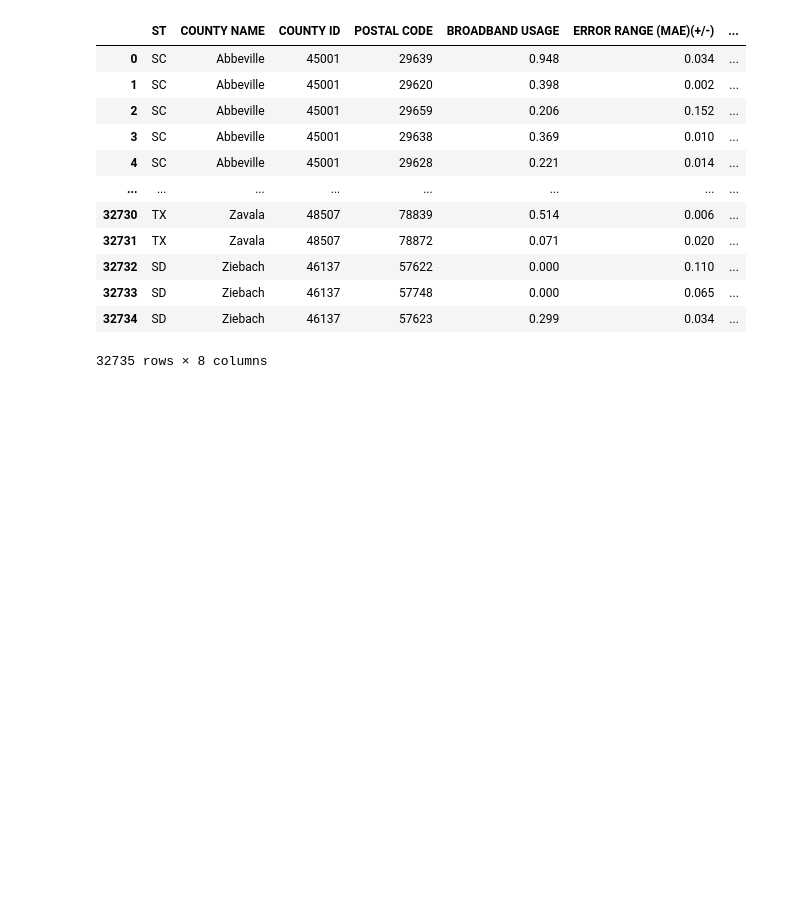
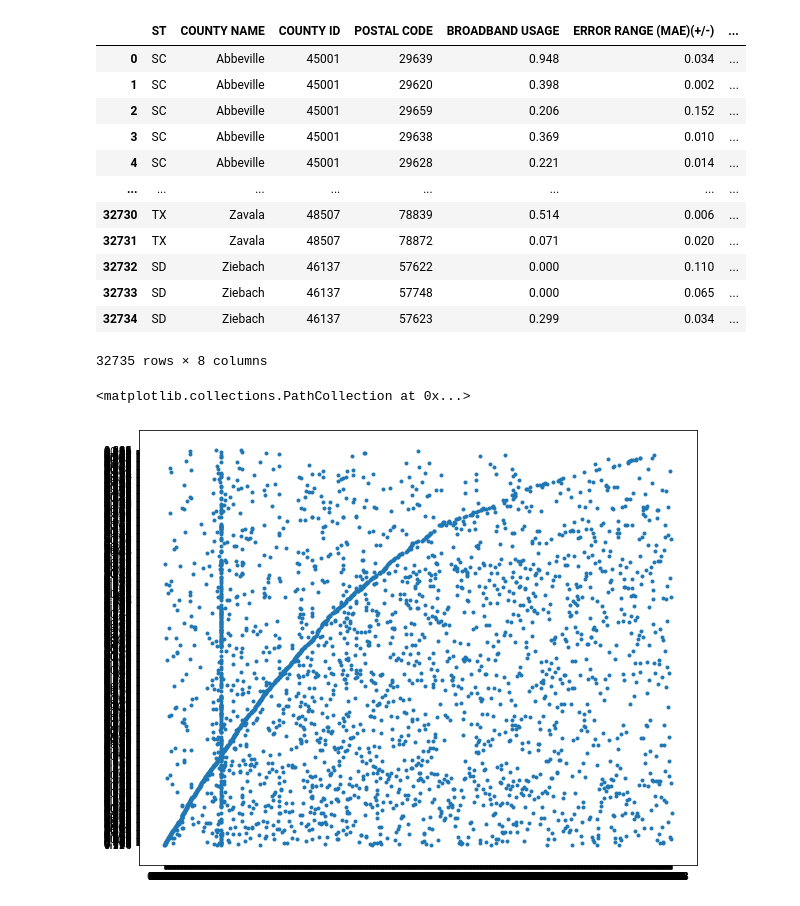
Before and after one commit to DragonGriffon2003/2021_DataSoup_DataFest, a Jupyter notebook: test.ipynb, the cells around one changed output. Drawn from its saved outputs; the diff is of its cells as text; code cells hidden in the pictures; blank space fills up the shorter version.

Commit message:
Graphed some broadband 2020 scatterplots

```diff
--- a/test.ipynb
+++ b/test.ipynb
@@ -52,3 +54,24 @@ brod_zip
 | 32733 | SD | Ziebach | 46137 | 57748 | 0.000 | 0.065 | ... |
 | 32734 | SD | Ziebach | 46137 | 57623 | 0.299 | 0.034 | ... |
 32735 rows × 8 columns
+# %%
+#Plot Broadband Availability per FCC on x, Broadband Usage on y
+
+'''
+Columns:
+[:, 0] = State
+[:, 1] = County ID
+[:, 2] = County Name
+[:, 3] = Broadband Availability per FCC
+[:, 4] = Broadband Usage
+'''
+#Convent pandas dataframe to numpy array
+brod_2020_array = brod_2020.to_numpy();
+
+#Set up plot window
+plt.rcParams['figure.figsize'] = [10,8]
+#Plot Broadband Availability per FCC on x, Broadband Usage on y
+plt.scatter(brod_2020_array[20:, 3], brod_2020_array[20:, 4], marker = '.')
+# %% [output]
+<matplotlib.collections.PathCollection at 0x...>
+[figure, added]
```
Also changed, not shown: parts of 1 cell of this notebook.
